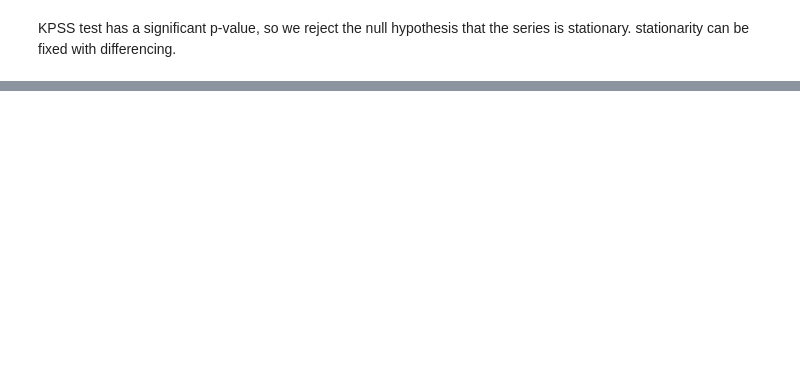
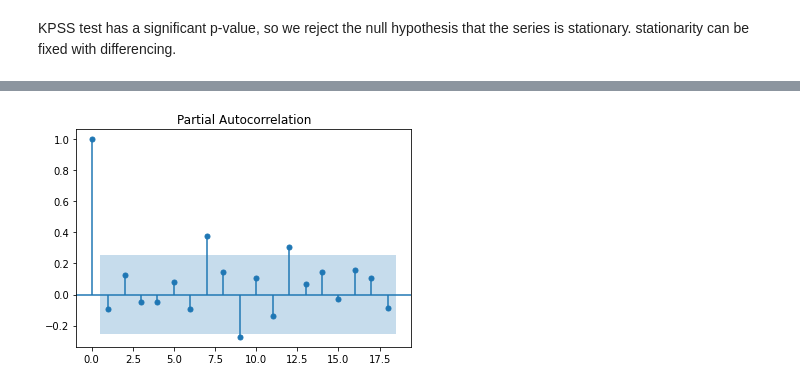
Before and after one commit to chauedwin/PortfolioAnalysis, a Jupyter notebook: PricePrediction.ipynb, the cells around one changed output, grey strips where cells are left out. Cells and saved outputs as stored; diff of their text form; code cells hidden in the pictures; blank space fills up the shorter version.

```diff
--- a/PricePrediction.ipynb
+++ b/PricePrediction.ipynb
@@ -80,0 +94,6 @@ We can see that after one order of differencing(order being the number of times
+# %%
+data_stationary = diff(data['Close'].values)
+sm.graphics.tsa.plot_pacf(data_stationary)
+plt.show()
+# %% [output]
+[figure, added]
```
Also changed, not shown: parts of 18 cells of this notebook.
